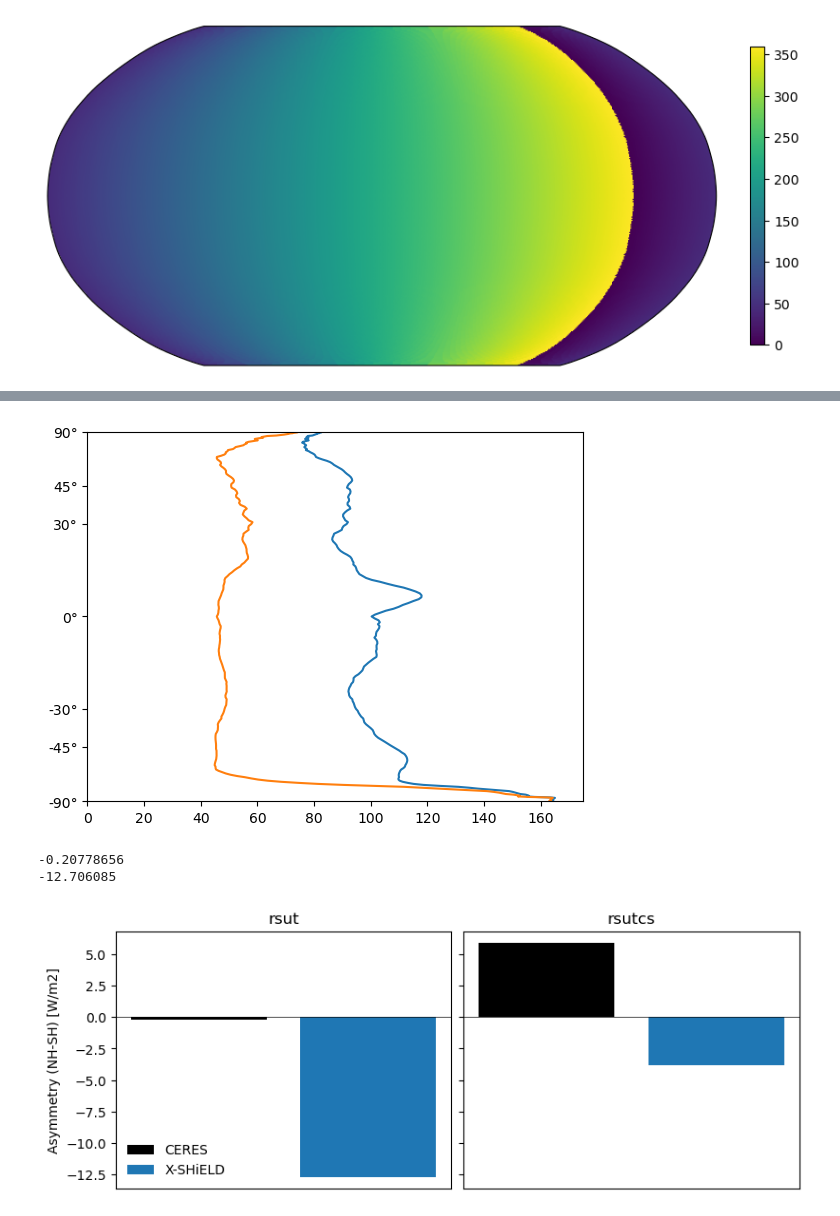
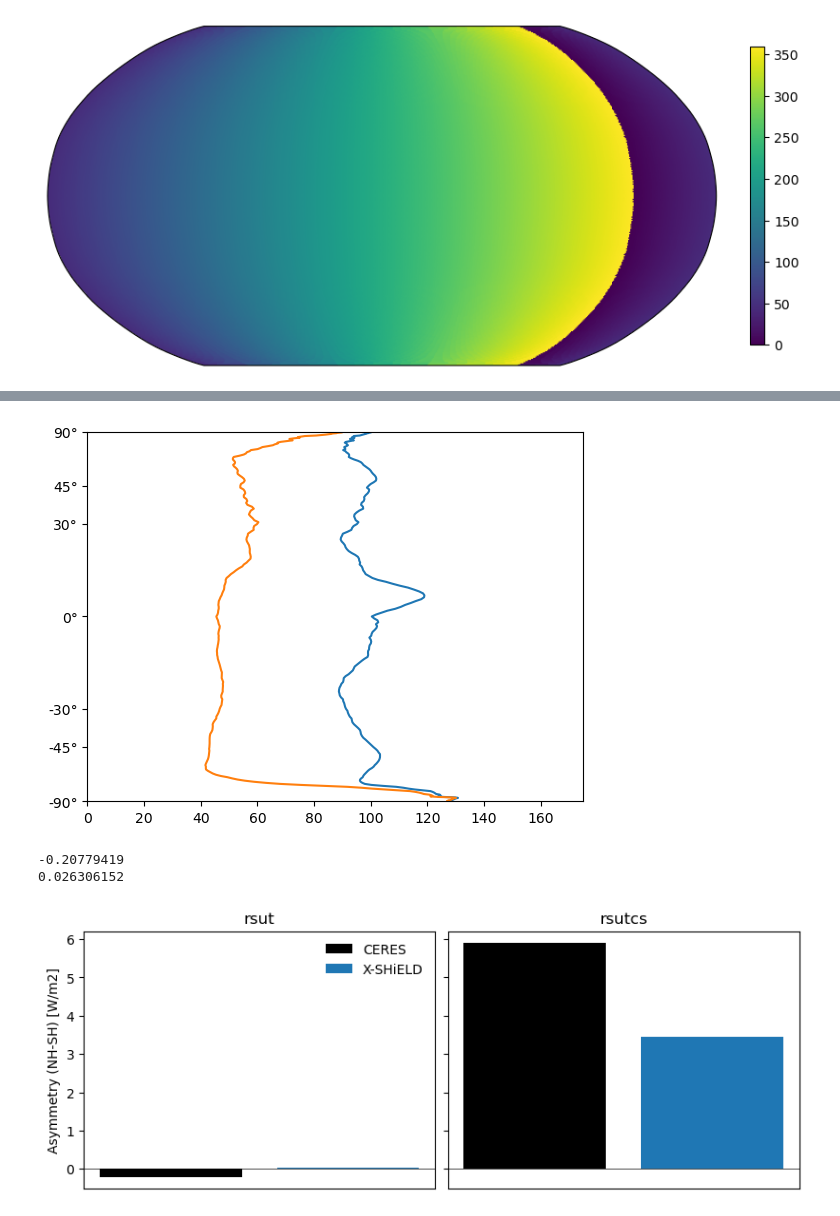
Before and after one commit to claresinger/hk25-teams, a Jupyter notebook: hk25-AlbedoSym/compare_xshield_ceres.ipynb, the cells around one changed output, grey strips where cells are left out. Saved outputs shown, nothing was run; the diff lists cells and outputs as text; code cells hidden in the pictures.

```diff
--- a/hk25-AlbedoSym/compare_xshield_ceres.ipynb
+++ b/hk25-AlbedoSym/compare_xshield_ceres.ipynb
@@ -117,3 +117,11 @@ worldmap(ceres.lon)
 # %% [output]
 [figure]
 [figure]
+# %%
+# compute climatologies
+dsfull = ds
+ceresfull = ceres
+ds = dsfull.groupby("time.month").mean("time")
+ceres = ceresfull.groupby("time.month").mean("time")
+
+ds
@@ -193,6 +219,6 @@ plt.show()
 # %%
-zm = ds.rsut.mean(dim='time').groupby("lat").mean()
-zmcs = ds.rsutcs.mean(dim='time').groupby("lat").mean()
+zm = ds.rsut.mean(dim='month').groupby("lat").mean()
+zmcs = ds.rsutcs.mean(dim='month').groupby("lat").mean()
 plt.plot(zm, np.sin(np.deg2rad(zm.lat)))
 plt.plot(zmcs, np.sin(np.deg2rad(zmcs.lat)))
 lats = [-90,-45,-30,0,30,45,90]
@@ -201,39 +227,39 @@ plt.ylim(-1,1)
 plt.xlim(0,175)
 plt.show()
 # %% [output]
-[figure, old version]
+[figure, new version]
 # %%
 nhceres = ceres.where(ceres.lat > 0)
 shceres = ceres.where(ceres.lat < 0)
 
-asym = nh.rsut.mean(dim="cell").mean("time") - sh.rsut.mean(dim="cell").mean("time")
-asymceres = nhceres.toa_sw_all_mon.mean(dim="cell").mean("time") - shceres.toa_sw_all_mon.mean(dim="cell").mean("time")
+asym = nh.rsut.mean(dim="cell").mean("month") - sh.rsut.mean(dim="cell").mean("month")
+asymceres = nhceres.toa_sw_all_mon.mean(dim="cell").mean("month") - shceres.toa_sw_all_mon.mean(dim="cell").mean("month")
 
-asym_cs = nh.rsutcs.mean(dim="cell").mean("time") - sh.rsutcs.mean(dim="cell").mean("time")
-asymceres_cs = nhceres.toa_sw_clr_c_mon.mean(dim="cell").mean("time") - shceres.toa_sw_clr_c_mon.mean(dim="cell").mean("time")
+asym_cs = nh.rsutcs.mean(dim="cell").mean("month") - sh.rsutcs.mean(dim="cell").mean("month")
+asymceres_cs = nhceres.toa_sw_clr_c_mon.mean(dim="cell").mean("month") - shceres.toa_sw_clr_c_mon.mean(dim="cell").mean("month")
 
 
 print(asymceres.values)
 print(asym.values)
 
 fig,axes = plt.subplots(1,2,figsize=(8,3),sharey=True,constrained_layout=True)
 ax = axes[0]
 ax.set_title("rsut")
 ax.bar(0, asymceres.values, color="k", label="CERES")
 ax.bar(1, asym.values, label="X-SHiELD")
-ax.legend(loc=3, frameon=False)
+ax.legend(loc=0, frameon=False)
 ax.axhline(0, color="k", lw=0.5)
 ax.set_xticks([])
 ax.set_ylabel("Asymmetry (NH-SH) [W/m2]")
 
 ax = axes[1]
 ax.set_title("rsutcs")
 ax.bar(0, asymceres_cs.values, color="k", label="CERES")
 ax.bar(1, asym_cs.values, label="X-SHiELD")
 ax.axhline(0, color="k", lw=0.5)
 ax.set_xticks([])
 plt.show()
 # %% [output]
--0.20778656
--12.706085
+-0.20779419
+0.026306152
-[figure, old version]
+[figure, new version]
```
Also changed, not shown: parts of 5 cells of this notebook.
